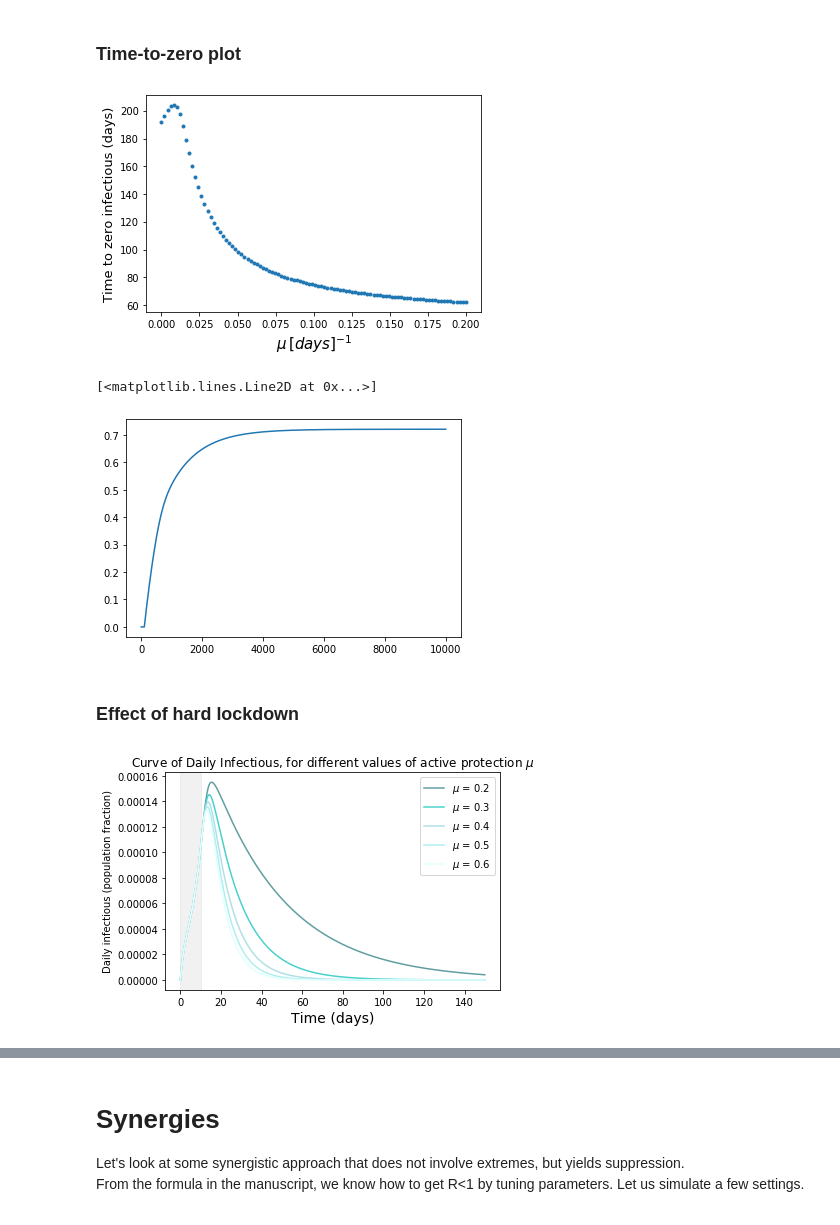
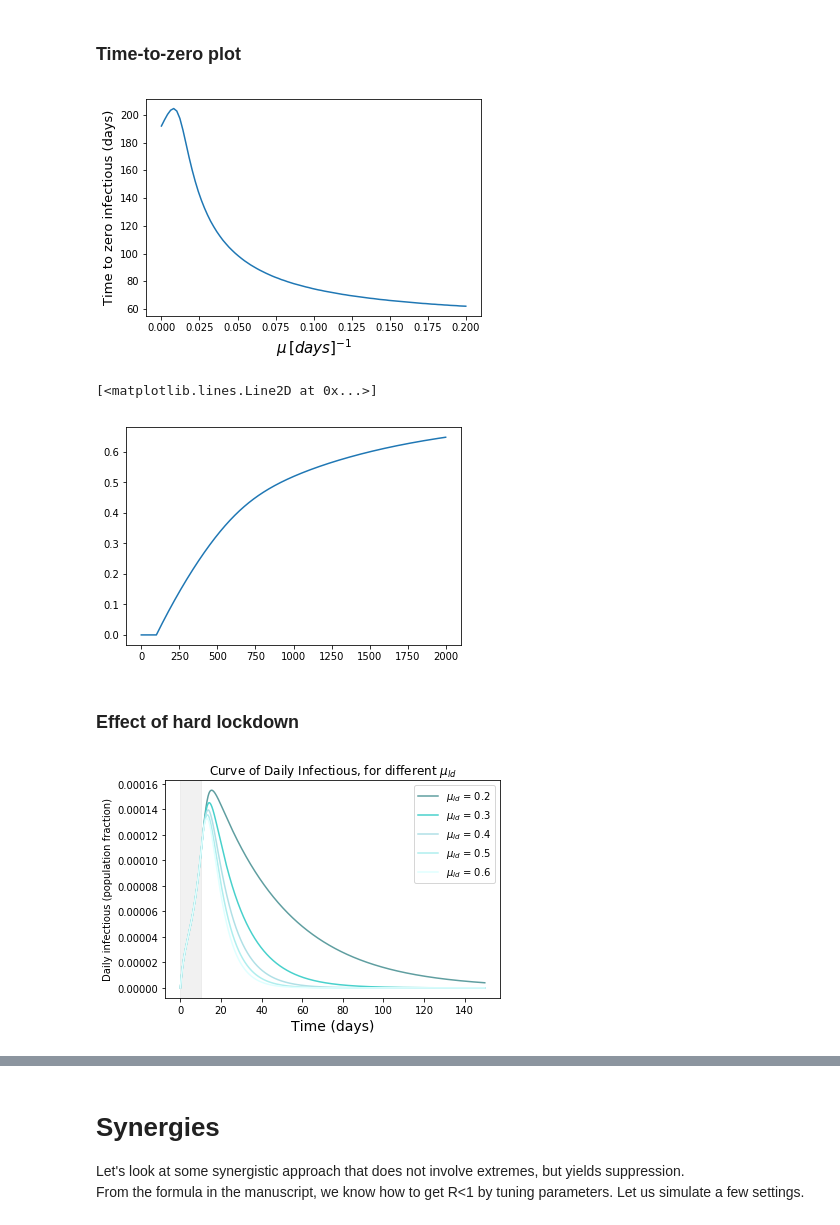
Before and after one commit to daniele-proverbio/assessing_strategies, a Jupyter notebook: Assessing_suppression_measures.ipynb, the cells around one changed output, grey strips where cells are left out. Cells and saved outputs as stored; diff of their text form; code cells hidden in the pictures.

```diff
--- a/Assessing_suppression_measures.ipynb
+++ b/Assessing_suppression_measures.ipynb
@@ -623,23 +626,23 @@ plt.legend()
 ### Time-to-zero plot
 # %%
 fig_time = plt.figure()
-plot(mu,zero_infectious_position_pr*dt,'.')
+plot(mu,zero_infectious_position_pr*dt)
 
 xlabel("$\\mu  \, [days]^{-1}$",fontsize=15)
 ylabel("Time to zero infectious (days)",fontsize=13)
 
-fig_time.savefig("/Users/daniele.proverbio/python-workspace/PhD/covid-19/AssessingSuppressionMeasures/plots_covid/mu_tests.png",bbox_inches = "tight",transparent=True)
+fig_time.savefig("/Users/daniele.proverbio/python-workspace/PhD/covid-19/AssessingSuppressionMeasures/plots_covid/mu_tests.pdf",bbox_inches = "tight",transparent=True)
 # %% [output]
-[figure, old version]
+[figure, new version]
 # %%
 # cumulative protected
 
-mu[5]
+mu[4]
 
-plot(results_protection_12.T[4])
+plot(results_protection_12.T[4,:2000])
 # %% [output]
 [<matplotlib.lines.Line2D at 0x...>]
-[figure, old version]
+[figure, new version]
 # %% [markdown]
 ### Effect of hard lockdown
 # %%
@@ -707,26 +710,26 @@ results_lockdown_9 = hard_lockdown_seir_model(init_vals[:4], params_lockdown_9,
 # %%
 d, ax = plt.subplots(nrows=1, ncols=1)
 
 stop_plot = 1500
 
 #plt.plot(t[:stop_plot],results_lockdown_2.T[2,:stop_plot],"teal",label="$\\mu$ = 0.4")   #let's see if inserting or not. It's constant as predicted by the formula...
-plt.plot(t[:stop_plot],results_lockdown_2.T[2,:stop_plot],"cadetblue",label="$\\mu$ = 0.2")
-plt.plot(t[:stop_plot],results_lockdown_3.T[2,:stop_plot],"mediumturquoise",label="$\\mu$ = 0.3")
-plt.plot(t[:stop_plot],results_lockdown_4.T[2,:stop_plot],"powderblue",label="$\\mu$ = 0.4")
-plt.plot(t[:stop_plot],results_lockdown_5.T[2,:stop_plot],"paleturquoise",label="$\\mu$ = 0.5")
-plt.plot(t[:stop_plot],results_lockdown_6.T[2,:stop_plot],"lightcyan",label="$\\mu$ = 0.6")
+plt.plot(t[:stop_plot],results_lockdown_2.T[2,:stop_plot],"cadetblue",label="$\\mu_{ld}$ = 0.2")
+plt.plot(t[:stop_plot],results_lockdown_3.T[2,:stop_plot],"mediumturquoise",label="$\\mu_{ld}$ = 0.3")
+plt.plot(t[:stop_plot],results_lockdown_4.T[2,:stop_plot],"powderblue",label="$\\mu_{ld}$ = 0.4")
+plt.plot(t[:stop_plot],results_lockdown_5.T[2,:stop_plot],"paleturquoise",label="$\\mu_{ld}$ = 0.5")
+plt.plot(t[:stop_plot],results_lockdown_6.T[2,:stop_plot],"lightcyan",label="$\\mu_{ld}$ = 0.6")
 #follow cool colormap
 
-plt.title("Curve of Daily Infectious, for different values of active protection $\\mu$")
+plt.title("Curve of Daily Infectious, for different $\\mu_{ld}$")
 xlabel("Time (days)", fontsize=14)
 plt.legend()
 ax.axvspan(0, 10, alpha=0.3, color='lightgrey')
 
 ylabel("Daily infectious (population fraction)")
 
 d.savefig("/Users/daniele.proverbio/python-workspace/PhD/covid-19/assessingSuppressionMeasures/plots_covid/mu_curves1.pdf",bbox_inches = "tight",transparent=True)
 # %% [output]
-[figure, old version]
+[figure, new version]
 # %%
 # Plot hard lockdown mu
 
```
Also changed, not shown: parts of 29 cells of this notebook.
